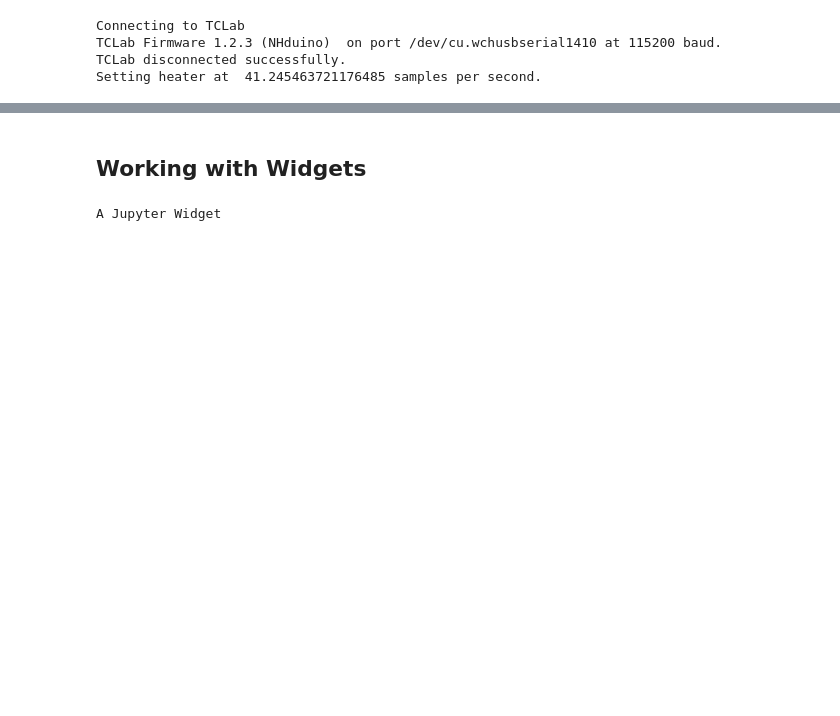
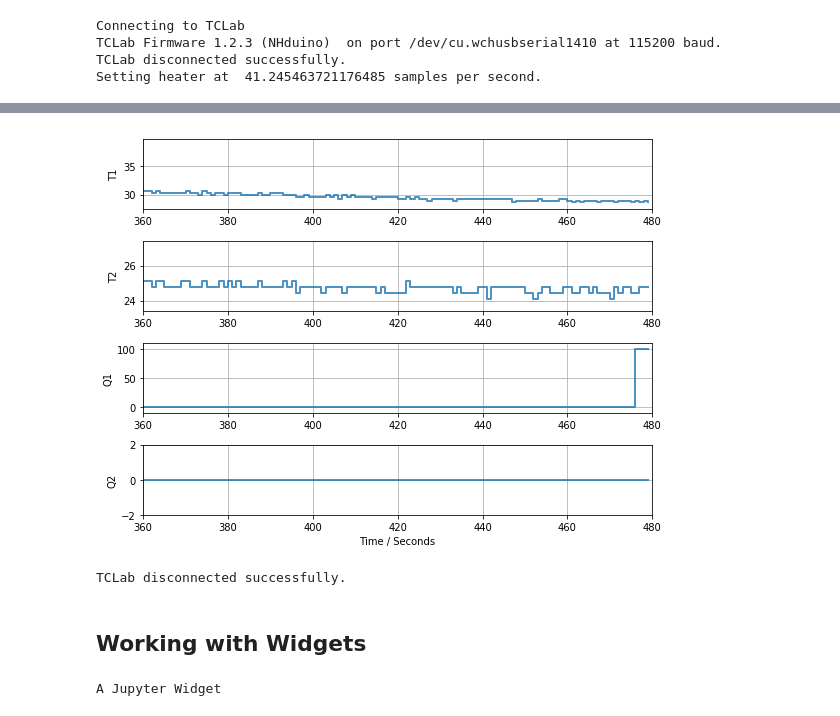
Before and after one commit to jckantor/TCLab, a Jupyter notebook: notebooks/Testing.ipynb, the cells around one changed output, grey strips where cells are left out. Drawn from its saved outputs; the diff is of its cells as text; code cells hidden in the pictures; blank space fills up the shorter version.

```diff
--- a/notebooks/Testing.ipynb
+++ b/notebooks/Testing.ipynb
@@ -47,3 +80,12 @@ Setting heater at  41.245463721176485 samples per second.
+# %%
+Kp = 10
+# %% [output]
+[figure, added]
+# %%
+timer.stop()
+a.close()
+# %% [output]
+TCLab disconnected successfully.
 # %% [markdown]
 ## Working with Widgets
 # %%
```
Also changed, not shown: parts of 7 cells of this notebook.
